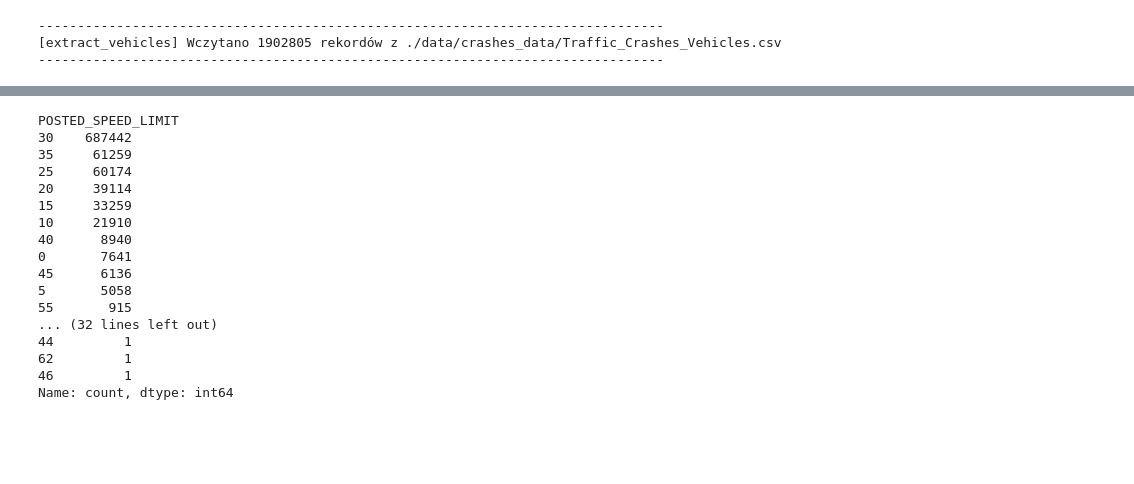
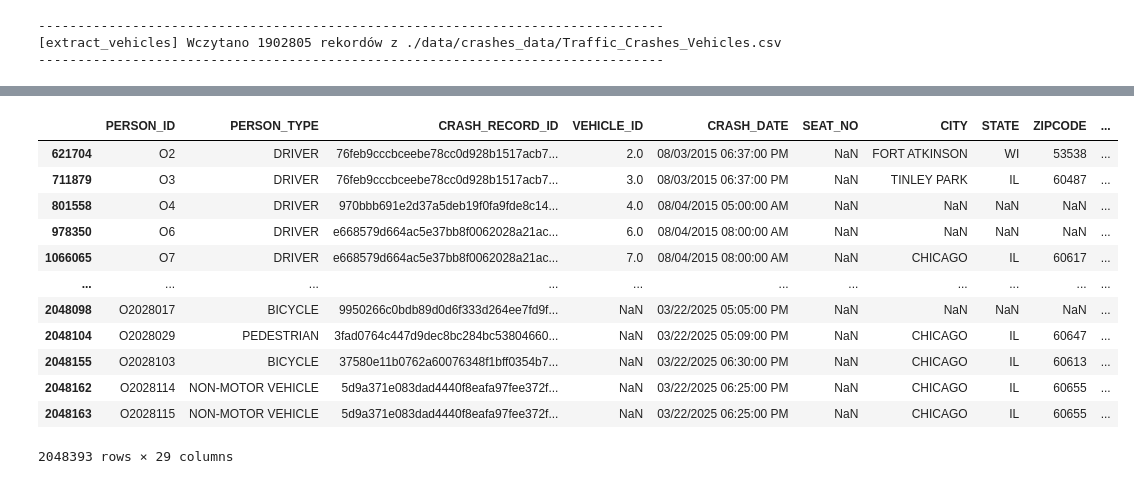
Before and after one commit to krukj/ChicagoCrashesETL, a Jupyter notebook: test.ipynb, the cells around one changed output, grey strips where cells are left out. Cells and saved outputs as stored; diff of their text form; code cells hidden in the pictures; blank space fills up the shorter version.

```diff
--- a/test.ipynb
+++ b/test.ipynb
@@ -388,21 +386,17 @@ crashes
 932949 rows × 48 columns
 # %%
-crashes['POSTED_SPEED_LIMIT'].value_counts()
+people.sort_values(by='VEHICLE_ID')
 # %% [output]
+|  | PERSON_ID | PERSON_TYPE | CRASH_RECORD_ID | VEHICLE_ID | CRASH_DATE | SEAT_NO | CITY | STATE | ZIPCODE | ... |
+| 621704 | O2 | DRIVER | 76feb9cccbceebe78cc0d928b1517acb7... | 2.0 | 08/03/2015 06:37:00 PM | NaN | FORT ATKINSON | WI | 53538 | ... |
+| 711879 | O3 | DRIVER | 76feb9cccbceebe78cc0d928b1517acb7... | 3.0 | 08/03/2015 06:37:00 PM | NaN | TINLEY PARK | IL | 60487 | ... |
+| 801558 | O4 | DRIVER | 970bbb691e2d37a5deb19f0fa9fde8c14... | 4.0 | 08/04/2015 05:00:00 AM | NaN | NaN | NaN | NaN | ... |
+| 978350 | O6 | DRIVER | e668579d664ac5e37bb8f0062028a21ac... | 6.0 | 08/04/2015 08:00:00 AM | NaN | NaN | NaN | NaN | ... |
+| 1066065 | O7 | DRIVER | e668579d664ac5e37bb8f0062028a21ac... | 7.0 | 08/04/2015 08:00:00 AM | NaN | CHICAGO | IL | 60617 | ... |
+| ... | ... | ... | ... | ... | ... | ... | ... | ... | ... | ... |
+| 2048098 | O2028017 | BICYCLE | 9950266c0bdb89d0d6f333d264ee7fd9f... | NaN | 03/22/2025 05:05:00 PM | NaN | NaN | NaN | NaN | ... |
+| 2048104 | O2028029 | PEDESTRIAN | 3fad0764c447d9dec8bc284bc53804660... | NaN | 03/22/2025 05:09:00 PM | NaN | CHICAGO | IL | 60647 | ... |
+| 2048155 | O2028103 | BICYCLE | 37580e11b0762a60076348f1bff0354b7... | NaN | 03/22/2025 06:30:00 PM | NaN | CHICAGO | IL | 60613 | ... |
+| 2048162 | O2028114 | NON-MOTOR VEHICLE | 5d9a371e083dad4440f8eafa97fee372f... | NaN | 03/22/2025 06:25:00 PM | NaN | CHICAGO | IL | 60655 | ... |
+| 2048163 | O2028115 | NON-MOTOR VEHICLE | 5d9a371e083dad4440f8eafa97fee372f... | NaN | 03/22/2025 06:25:00 PM | NaN | CHICAGO | IL | 60655 | ... |
-POSTED_SPEED_LIMIT
-30    687442
-35     61259
-25     60174
-20     39114
-15     33259
-10     21910
-40      8940
-0       7641
-45      6136
-5       5058
-55       915
-... (32 lines left out)
-44         1
-62         1
-46         1
-Name: count, dtype: int64
+2048393 rows × 29 columns
```
Also changed, not shown: parts of 9 cells of this notebook, 8 other files.
